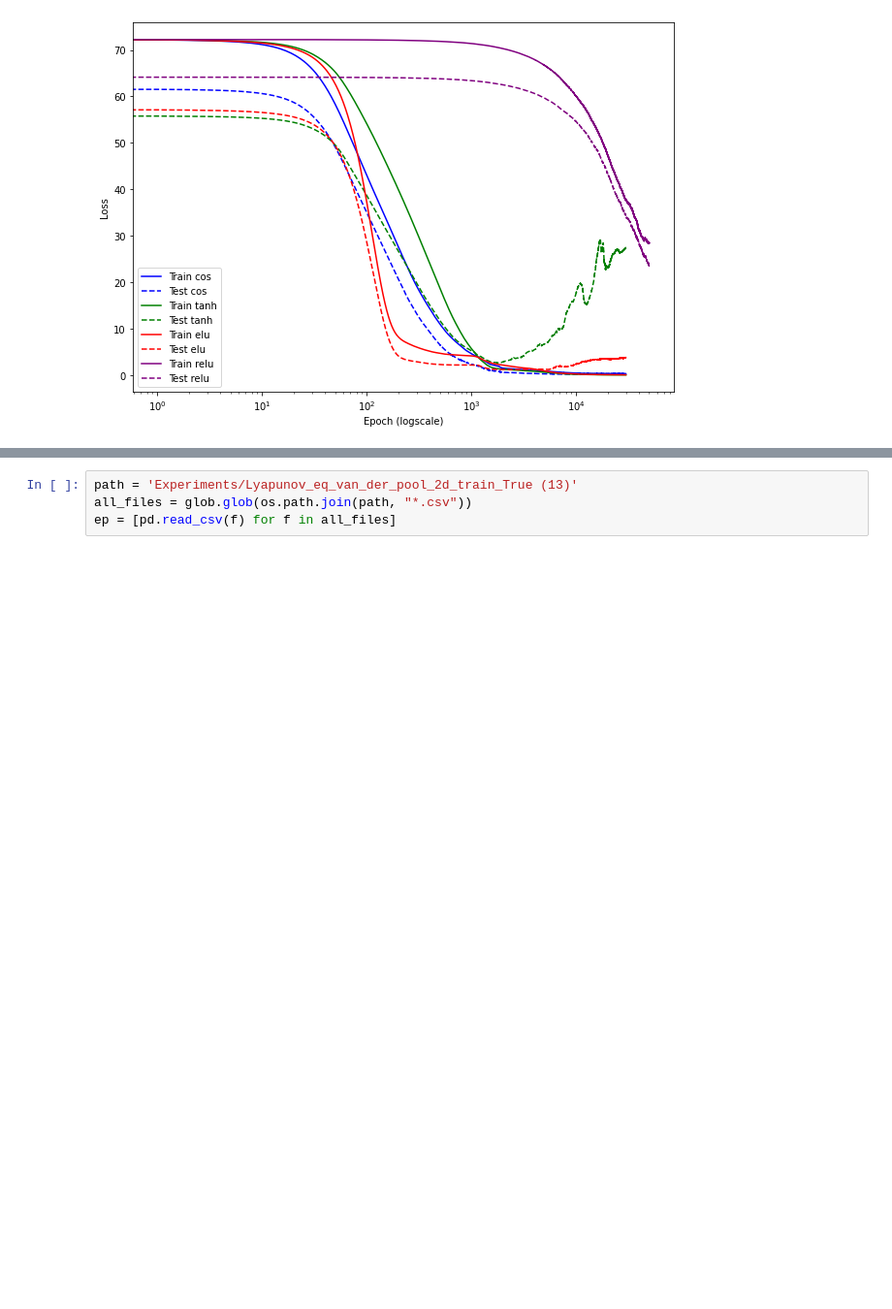
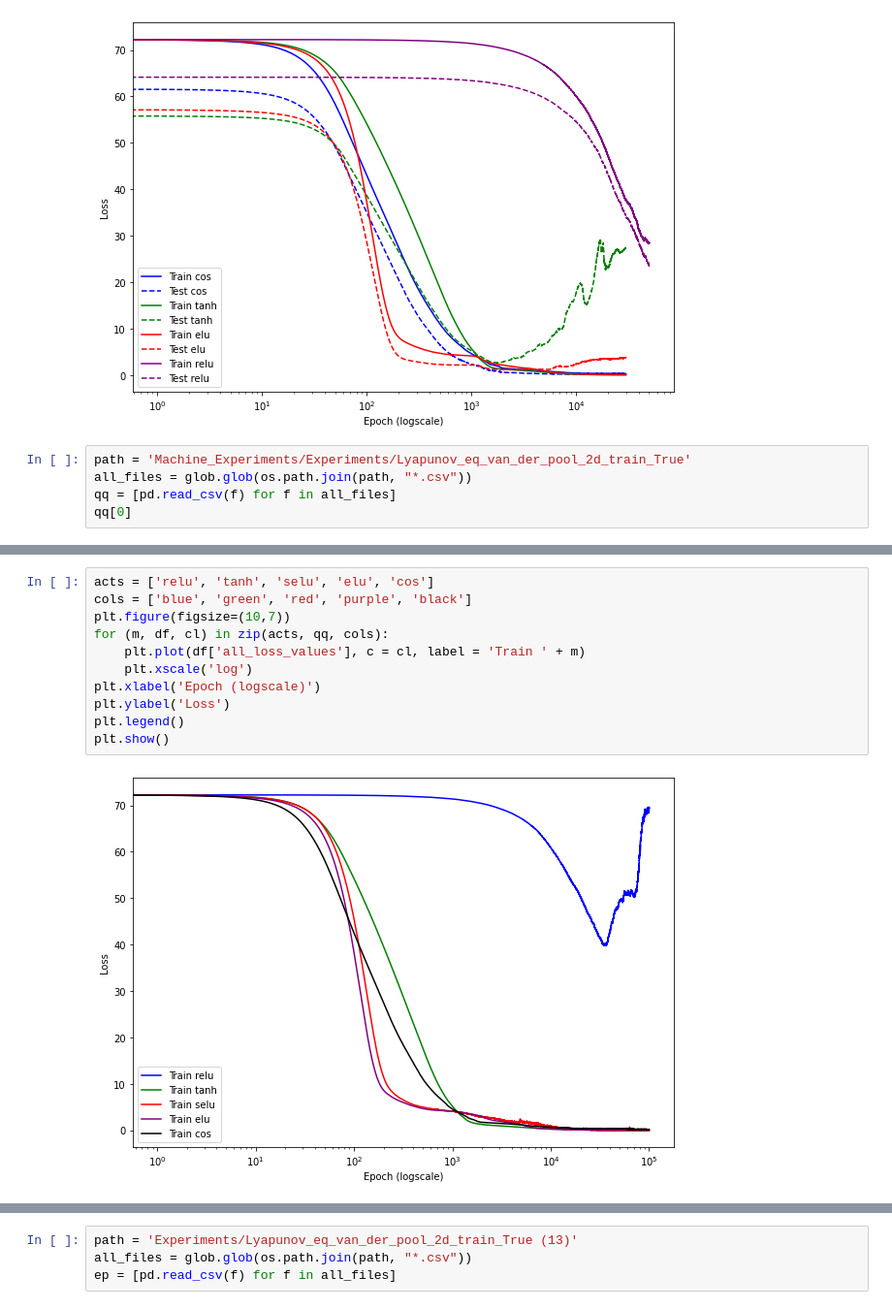
Before and after one commit to kyrxanthos/NN_dynamical_systems, a Jupyter notebook: Plot_multiple_m.ipynb, the cells around one changed output, grey strips where cells are left out. Shown at 97% size. Cells and saved outputs as stored; diff of their text form; blank space fills up the shorter version.

```diff
--- a/Plot_multiple_m.ipynb
+++ b/Plot_multiple_m.ipynb
@@ -36,3 +36,8 @@ plt.legend()
 plt.show()
 # %% [output]
 [figure]
+# %%
+path = 'Machine_Experiments/Experiments/Lyapunov_eq_van_der_pool_2d_train_True'
+all_files = glob.glob(os.path.join(path, "*.csv"))
+qq = [pd.read_csv(f) for f in all_files]
+qq[0]
@@ -38,0 +66,13 @@ plt.show()
+# %%
+acts = ['relu', 'tanh', 'selu', 'elu', 'cos']
+cols = ['blue', 'green', 'red', 'purple', 'black']
+plt.figure(figsize=(10,7))
+for (m, df, cl) in zip(acts, qq, cols):
+    plt.plot(df['all_loss_values'], c = cl, label = 'Train ' + m)
+    plt.xscale('log')
+plt.xlabel('Epoch (logscale)')
+plt.ylabel('Loss')
+plt.legend()
+plt.show()
+# %% [output]
+[figure, added]
```
Also changed, not shown: parts of 15 cells of this notebook, 53 other files.
